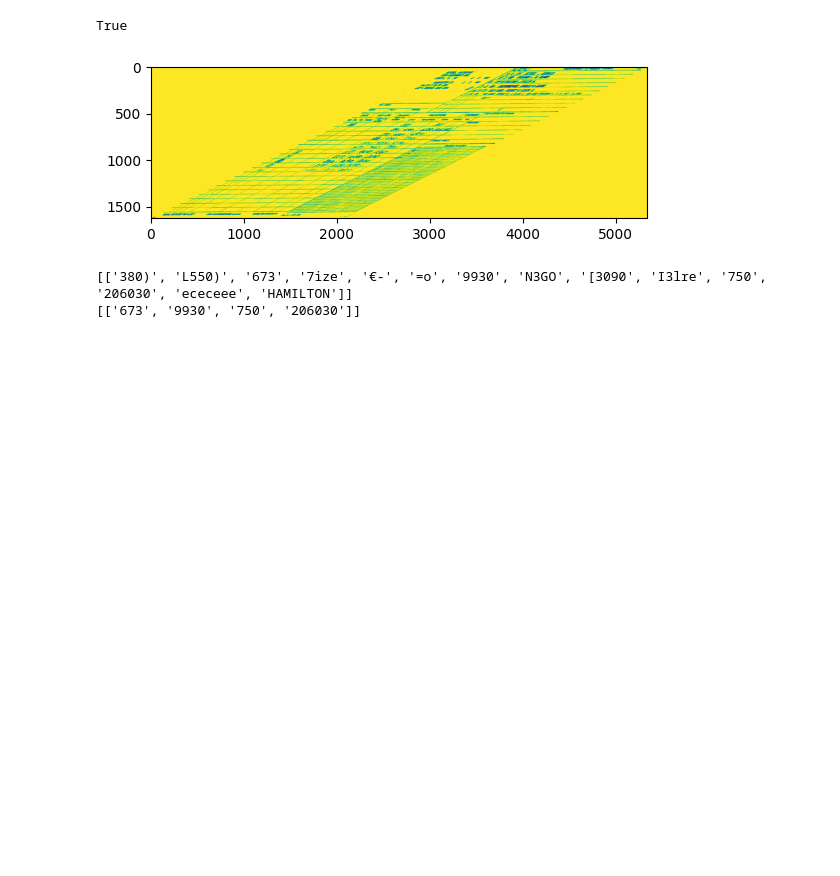
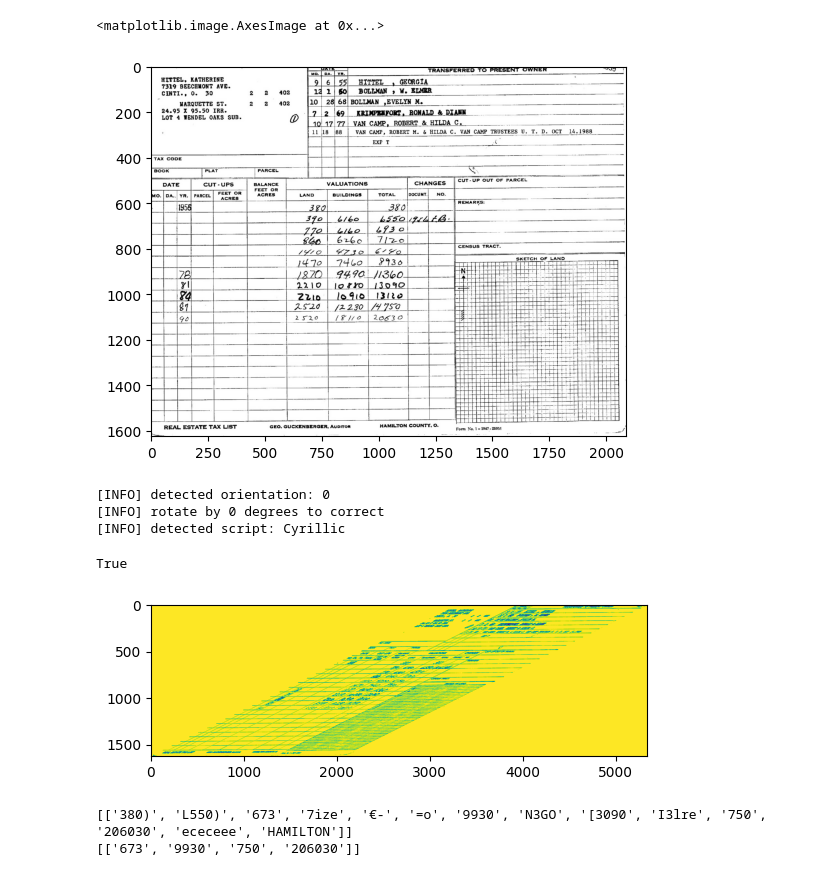
Before and after one commit to JunTaoLuo/ErukaExp, a Jupyter notebook: image_processing_experiments.ipynb, the cells around one changed output. Saved outputs shown, nothing was run; the diff lists cells and outputs as text; code cells hidden in the pictures; blank space fills up the shorter version.

Commit message:
Adding orientation fix

```diff
--- a/image_processing_experiments.ipynb
+++ b/image_processing_experiments.ipynb
@@ -74,3 +33,26 @@ def filter_entry_texts(entries_list2D):
+# %%
+img = cv2.imread(f'{cropped_dir}/0020002040200.jpg')
+
+plt.imshow(img)
+# %% [output]
+<matplotlib.image.AxesImage at 0x...>
+[figure, added]
+# %%
+results = pytesseract.image_to_osd(img, output_type=Output.DICT)
+
+print("[INFO] detected orientation: {}".format(
+	results["orientation"]))
+print("[INFO] rotate by {} degrees to correct".format(
+	results["rotate"]))
+print("[INFO] detected script: {}".format(results["script"]))
+
+#rotated = imutils.rotate_bound(img, angle=results["rotate"])
+
+#plt.imshow(rotated)
+# %% [output]
+[INFO] detected orientation: 0
+[INFO] rotate by 0 degrees to correct
+[INFO] detected script: Cyrillic
 # %%
 img = cv2.imread(f'{input_dir}/0020002040200.jpg')
 gray = cv2.cvtColor(img, cv2.COLOR_BGR2GRAY)
```
Also changed, not shown: parts of 3 cells of this notebook, 1 other file.
